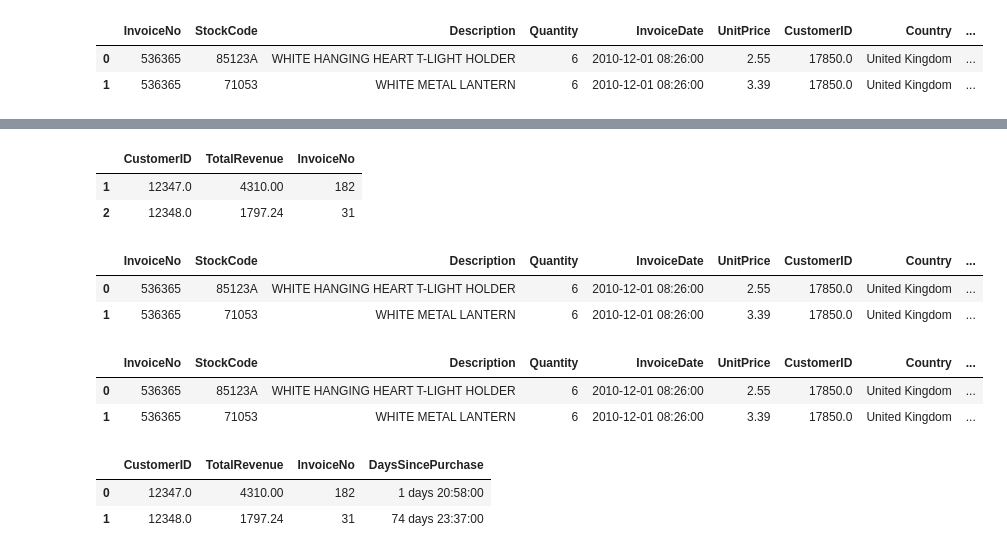
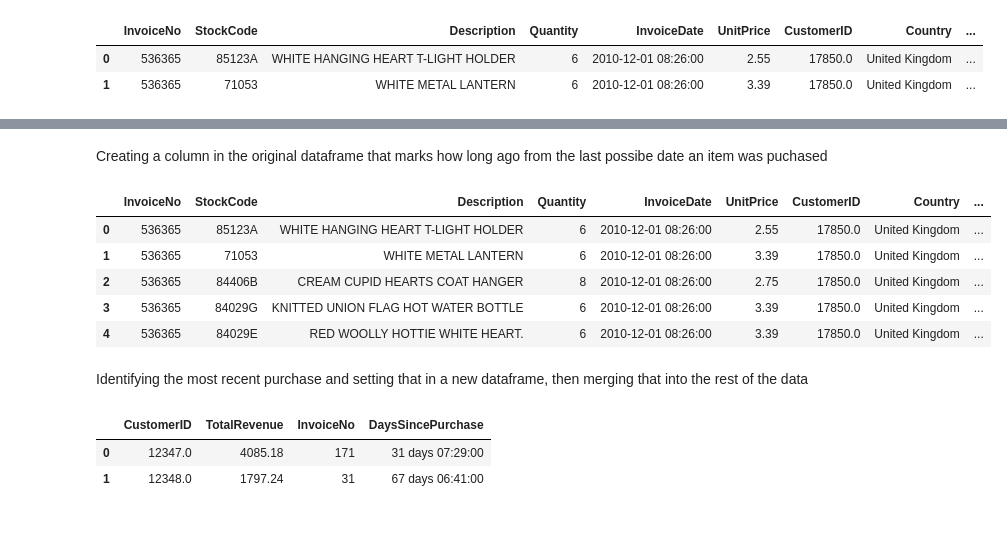
Before and after one commit to robblatt/Unsupervised-Market-Segmentation, a Jupyter notebook: Rob Discovery.ipynb, the cells around one changed output, grey strips where cells are left out. Cells and saved outputs as stored; diff of their text form; code cells hidden in the pictures; blank space fills up the shorter version.

```diff
--- a/Rob Discovery.ipynb
+++ b/Rob Discovery.ipynb
@@ -28,6 +32,8 @@ df_copy = df.copy()
 - 0.03 min unit price
 - 9,287 returns
 - date range is (2010-12-01 to 2011-12-09)
+# %%
+df = df[df['InvoiceDate'] <= '2011-12-01 23:59:59']
 # %%
 df[df.StockCode == 'B']
 # %% [output]
@@ -130,23 +77,18 @@ customer_total_revenue_invoice_count.describe()
-# %%
-customer_total_revenue_invoice_count.head(2)
-# %% [output]
-|  | CustomerID | TotalRevenue | InvoiceNo |
-| 1 | 12347.0 | 4310.00 | 182 |
-| 2 | 12348.0 | 1797.24 | 31 |
-# %%
-df.head(2)
-# %% [output]
-|  | InvoiceNo | StockCode | Description | Quantity | InvoiceDate | UnitPrice | CustomerID | Country | ... |
-| 0 | 536365 | 85123A | WHITE HANGING HEART T-LIGHT HOLDER | 6 | 2010-12-01 08:26:00 | 2.55 | 17850.0 | United Kingdom | ... |
-| 1 | 536365 | 71053 | WHITE METAL LANTERN | 6 | 2010-12-01 08:26:00 | 3.39 | 17850.0 | United Kingdom | ... |
+# %% [markdown]
+Creating a column in the original dataframe that marks how long ago from the last possibe date an item was puchased
 # %%
 df['DaysSincePurchase'] = df['InvoiceDate'].max() - df['InvoiceDate']
 # %%
-df.head(2)
+df.head()
 # %% [output]
 |  | InvoiceNo | StockCode | Description | Quantity | InvoiceDate | UnitPrice | CustomerID | Country | ... |
 | 0 | 536365 | 85123A | WHITE HANGING HEART T-LIGHT HOLDER | 6 | 2010-12-01 08:26:00 | 2.55 | 17850.0 | United Kingdom | ... |
 | 1 | 536365 | 71053 | WHITE METAL LANTERN | 6 | 2010-12-01 08:26:00 | 3.39 | 17850.0 | United Kingdom | ... |
+| 2 | 536365 | 84406B | CREAM CUPID HEARTS COAT HANGER | 8 | 2010-12-01 08:26:00 | 2.75 | 17850.0 | United Kingdom | ... |
+| 3 | 536365 | 84029G | KNITTED UNION FLAG HOT WATER BOTTLE | 6 | 2010-12-01 08:26:00 | 3.39 | 17850.0 | United Kingdom | ... |
+| 4 | 536365 | 84029E | RED WOOLLY HOTTIE WHITE HEART. | 6 | 2010-12-01 08:26:00 | 3.39 | 17850.0 | United Kingdom | ... |
+# %% [markdown]
+Identifying the most recent purchase and setting that in a new dataframe, then merging that into the rest of the data
 # %%
 customer_since_purchase = df.groupby(['CustomerID'], as_index=False)['DaysSincePurchase'].min()
 # %%
@@ -155,5 +97,5 @@ customer_total_revenue_invoice_count_since_purchase = customer_total_revenue_inv
 customer_total_revenue_invoice_count_since_purchase.head(2)
 # %% [output]
 |  | CustomerID | TotalRevenue | InvoiceNo | DaysSincePurchase |
-| 0 | 12347.0 | 4310.00 | 182 | 1 days 20:58:00 |
-| 1 | 12348.0 | 1797.24 | 31 | 74 days 23:37:00 |
+| 0 | 12347.0 | 4085.18 | 171 | 31 days 07:29:00 |
+| 1 | 12348.0 | 1797.24 | 31 | 67 days 06:41:00 |
```
Also changed, not shown: parts of 83 cells of this notebook.
